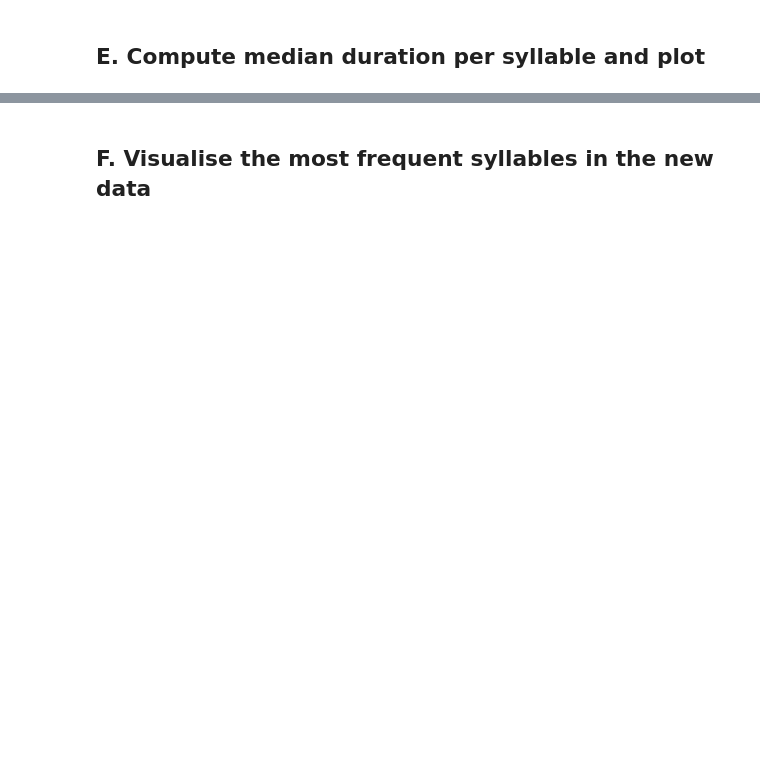
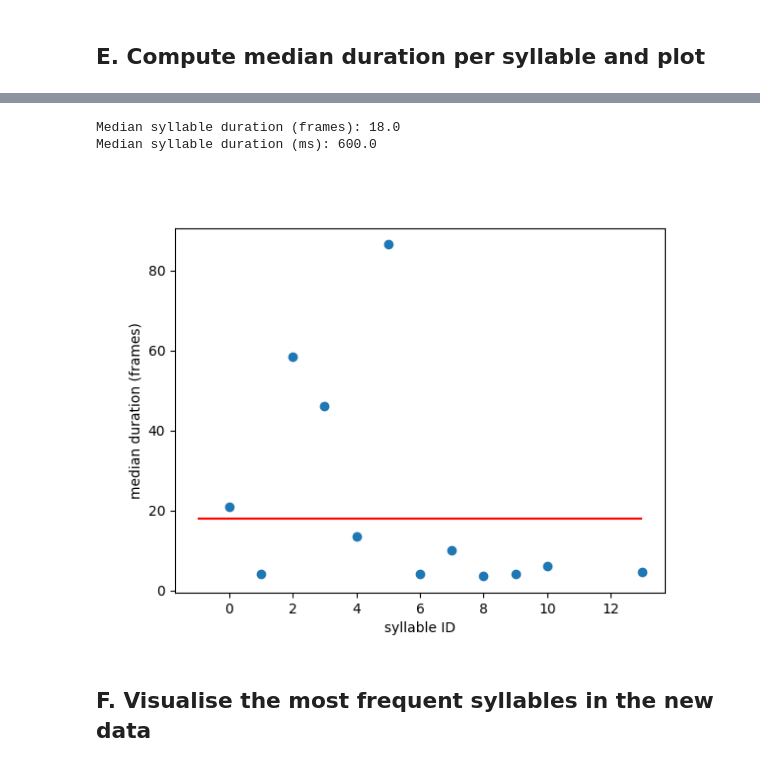
Before and after one commit to neuroinformatics-unit/course-behavioural-analysis, a Jupyter notebook: notebooks/EPM_syllables.ipynb, the cells around one changed output, grey strips where cells are left out. Cells and saved outputs as stored; diff of their text form; code cells hidden in the pictures; blank space fills up the shorter version.

```diff
--- a/notebooks/EPM_syllables.ipynb
+++ b/notebooks/EPM_syllables.ipynb
@@ -197,2 +254,21 @@ ax.set_title(*results.keys())
 # %% [markdown]
 ## E. Compute median duration per syllable and plot
+# %%
+# compute median syllable duration
+median_syllable_duration = np.median(chunks_duration)
+print(f'The median syllable duration is {median_syllable_duration} frames')
+print('----')
+
+# compute median duration per syllable ID
+median_duration_per_syl = {}
+for syl in list(syllables_count.keys()):
+    median_duration_per_syl[syl] = np.median(
+        [
+            syl_dur
+            for (syl_id, syl_dur) in syllable_chunks
+            if syl_id == syl
+        ]
+    )
+
+for k,v in median_duration_per_syl.items():
+    print(f"The median duration for syllable-id {k} is {v} frames")
@@ -199,33 +290,27 @@ ax.set_title(*results.keys())
 # %%
-# compute median syllable duration
-median_syllable_duration = np.median([syl_dur for (syl_id, syl_dur) in syllable_chunks])
-
-# compute median duration per syllable ID
-median_duration_per_syl = {}
-for syl in list(syllables_count.keys()):
-    median_duration_per_syl[syl] = np.median(
-        [syl_dur for (syl_id, syl_dur) in syllable_chunks if syl_id == syl]
-    )  # frames
-
 # plot median duration per syllable
-fps = 30  # fps
+fps = 30
 
 fig, ax = plt.subplots(1, 1)
 ax.scatter(
     x=median_duration_per_syl.keys(),
     y=median_duration_per_syl.values(),
 )
 ax.hlines(
     y=median_syllable_duration,
     xmin=-1,
     xmax=len(median_duration_per_syl) + 1,
     colors="r",
 )
 ax.set_xlabel("syllable ID")
 ax.set_ylabel("median duration (frames)")
 
 print(f"Median syllable duration (frames): {median_syllable_duration}")
 print(f"Median syllable duration (ms): {1000*median_syllable_duration/fps}")
+# %% [output]
+Median syllable duration (frames): 18.0
+Median syllable duration (ms): 600.0
+[figure, added]
 # %% [markdown]
 ## F. Visualise the most frequent syllables in the new data
 # %%
```
Also changed, not shown: parts of 21 cells of this notebook.
